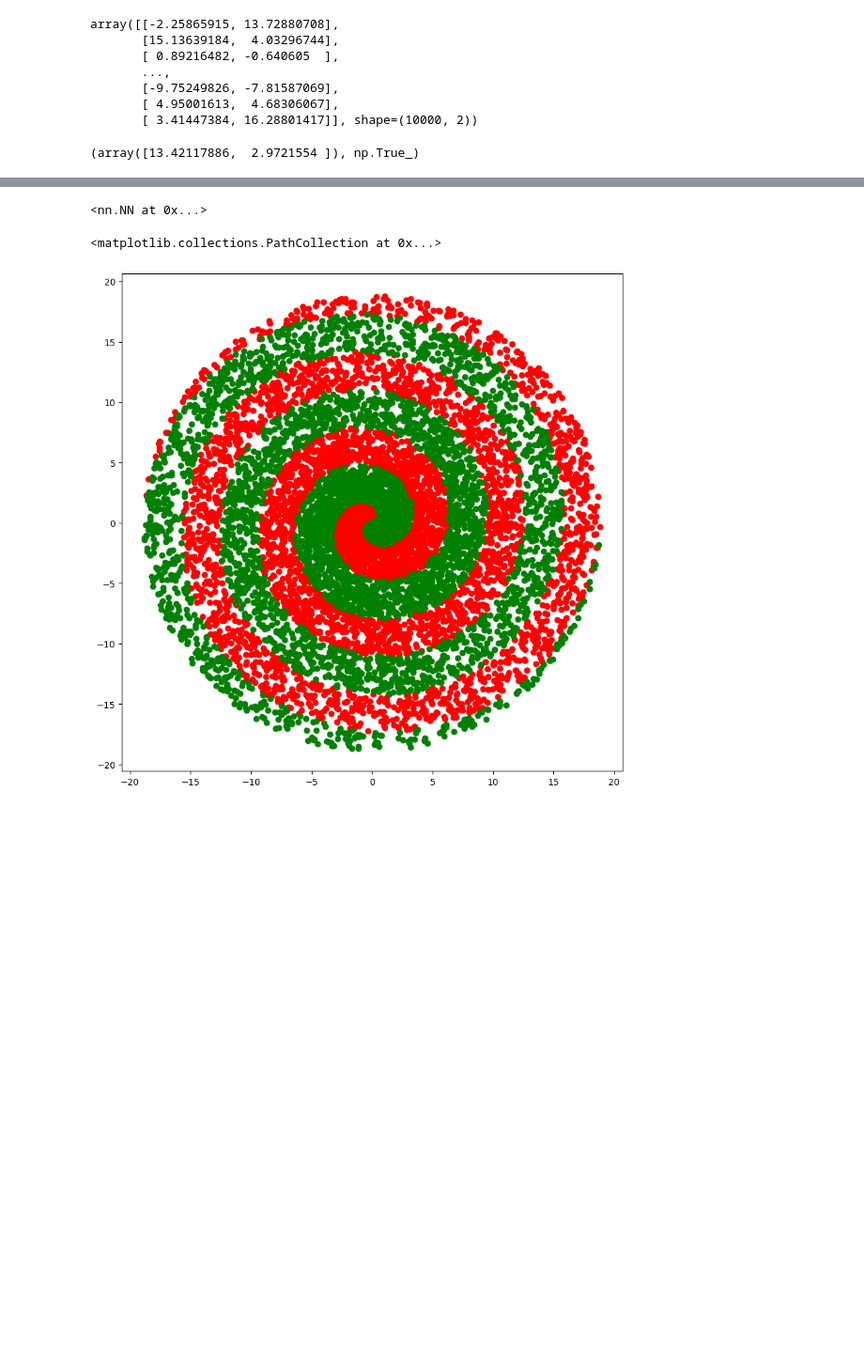
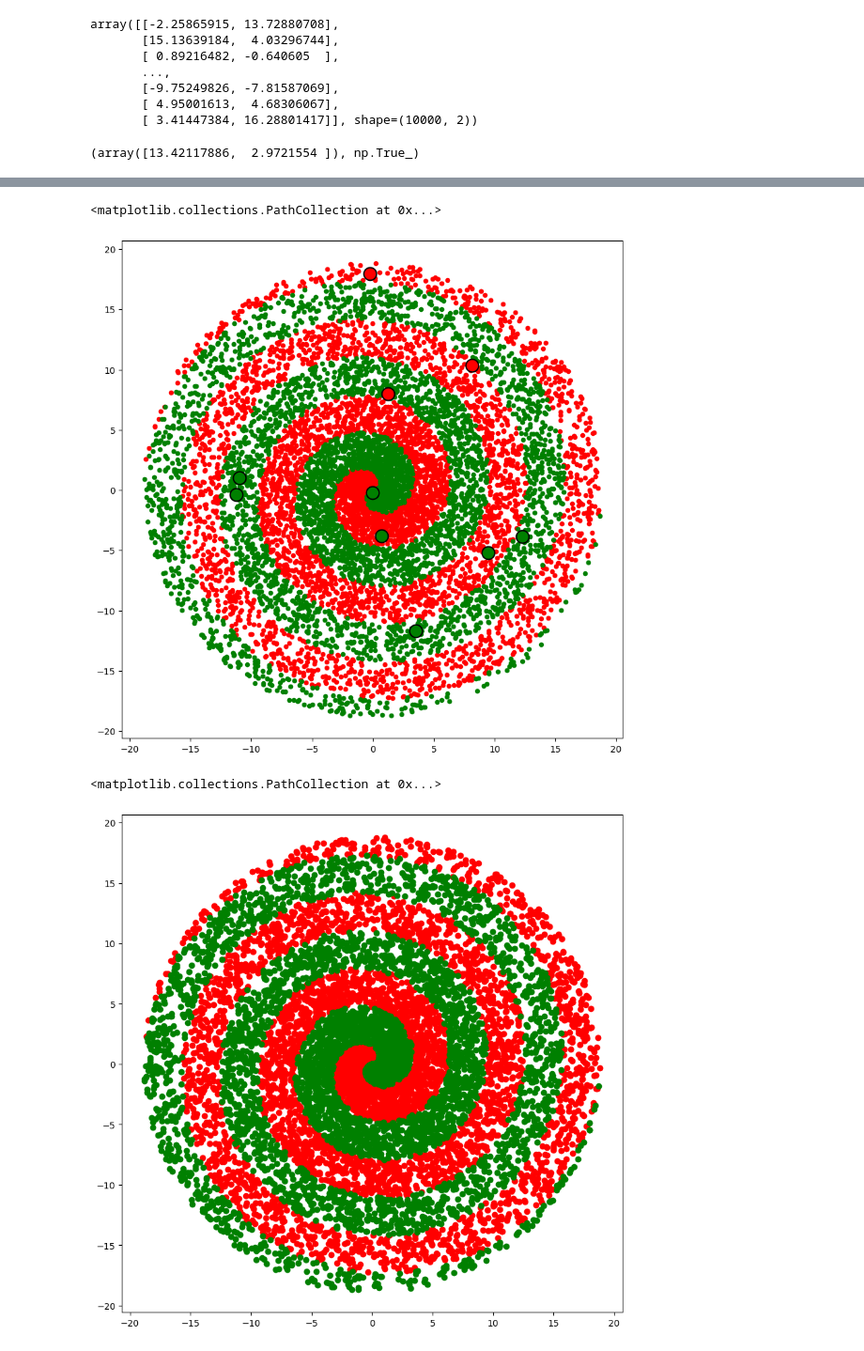
Before and after one commit to kendallzhu/curling, a Jupyter notebook: nn_scratch.ipynb, the cells around one changed output, grey strips where cells are left out. Shown at 94% size. Cells and saved outputs as stored; diff of their text form; code cells hidden in the pictures; blank space fills up the shorter version.

```diff
--- a/nn_scratch.ipynb
+++ b/nn_scratch.ipynb
@@ -45,7 +92,19 @@ array([0.68234219])
 # %%
-neural_network
+sample_points=np.array([X[i,:] for i in random_sample])
+sample_predictions = np.array([neural_network.run(x) for x in sample_points]).flatten() > 0.5
+
+plt.rcParams["figure.figsize"] = (10, 10)
+
+plt.scatter(X[~y, 0], X[~y, 1], color="r", s=20)
+plt.scatter(X[y, 0], X[y, 1], color="g", s=20)
+
+plt.scatter(sample_points[~sample_predictions, 0], sample_points[~sample_predictions, 1],
+            color="r", s=200, edgecolors="black", linewidths=1.5)
+plt.scatter(sample_points[sample_predictions, 0], sample_points[sample_predictions, 1],
+            color="g", s=200, edgecolors="black", linewidths=1.5)
 # %% [output]
-<nn.NN at 0x...>
+<matplotlib.collections.PathCollection at 0x...>
+[figure, added]
 # %%
 plt.rcParams["figure.figsize"] = (10, 10)
 plt.scatter(X[~y, 0], X[~y, 1], color="r")
```
Also changed, not shown: parts of 4 cells of this notebook.
